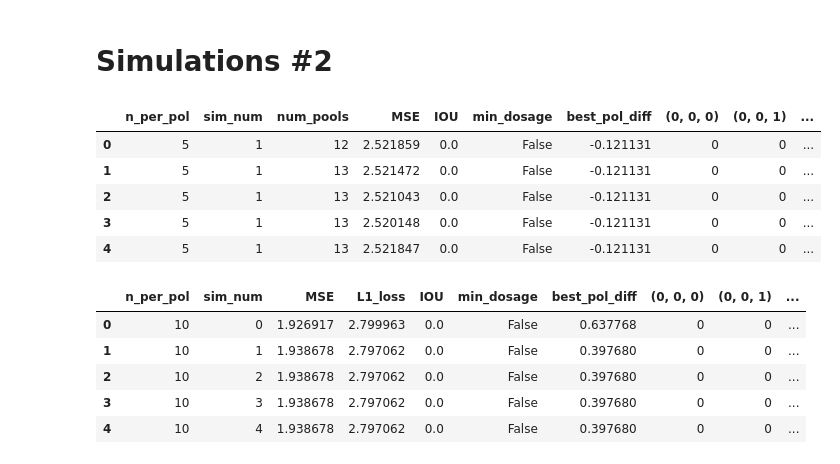
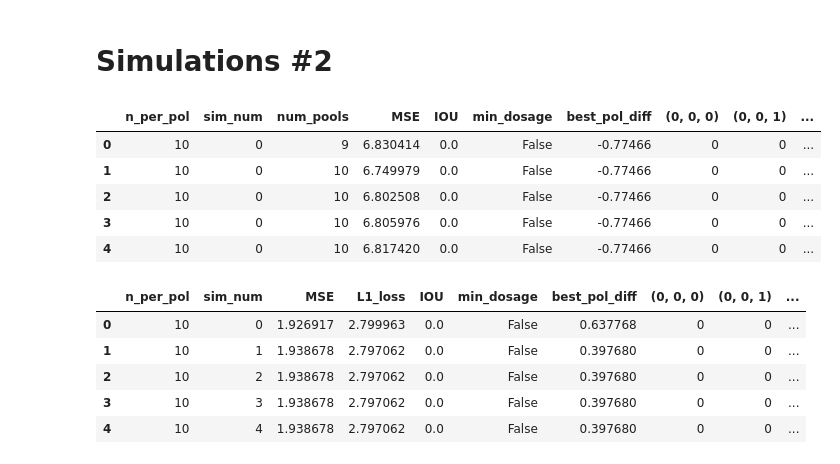
Before and after one commit to AparaV/rashomon-partition-sets, a Jupyter notebook: Code/analyze_results.ipynb, the cells around one changed output. Saved outputs shown, nothing was run; the diff lists cells and outputs as text; code cells hidden in the pictures.

```diff
--- a/Code/analyze_results.ipynb
+++ b/Code/analyze_results.ipynb
@@ -306,17 +306,18 @@ plt.show()
 n = 4
 n_str = str(n)
 # %%
-rashomon_csv = "../Results/simulation_" + n_str + "_rashomon.csv"
+# rashomon_csv = "../Results/simulation_" + n_str + "_rashomon.csv"
+rashomon_csv = "../Results/reff_simulations_rashomon_10_10.csv"
 rashomon_raw_df = pd.read_csv(rashomon_csv)
 rashomon_raw_df = rashomon_raw_df.drop("Unnamed: 0", axis=1)
 rashomon_raw_df.head()
 # %% [output]
 |  | n_per_pol | sim_num | num_pools | MSE | IOU | min_dosage | best_pol_diff | (0, 0, 0) | (0, 0, 1) | ... |
-| 0 | 5 | 1 | 12 | 2.521859 | 0.0 | False | -0.121131 | 0 | 0 | ... |
-| 1 | 5 | 1 | 13 | 2.521472 | 0.0 | False | -0.121131 | 0 | 0 | ... |
-| 2 | 5 | 1 | 13 | 2.521043 | 0.0 | False | -0.121131 | 0 | 0 | ... |
-| 3 | 5 | 1 | 13 | 2.520148 | 0.0 | False | -0.121131 | 0 | 0 | ... |
-| 4 | 5 | 1 | 13 | 2.521847 | 0.0 | False | -0.121131 | 0 | 0 | ... |
+| 0 | 10 | 0 | 9 | 6.830414 | 0.0 | False | -0.77466 | 0 | 0 | ... |
+| 1 | 10 | 0 | 10 | 6.749979 | 0.0 | False | -0.77466 | 0 | 0 | ... |
+| 2 | 10 | 0 | 10 | 6.802508 | 0.0 | False | -0.77466 | 0 | 0 | ... |
+| 3 | 10 | 0 | 10 | 6.805976 | 0.0 | False | -0.77466 | 0 | 0 | ... |
+| 4 | 10 | 0 | 10 | 6.817420 | 0.0 | False | -0.77466 | 0 | 0 | ... |
 # %%
 lasso_csv = "../Results/simulation_" + n_str + "_lasso.csv"
 lasso_raw_df = pd.read_csv(lasso_csv)
```
Also changed, not shown: parts of 14 cells of this notebook, 3 other files.
